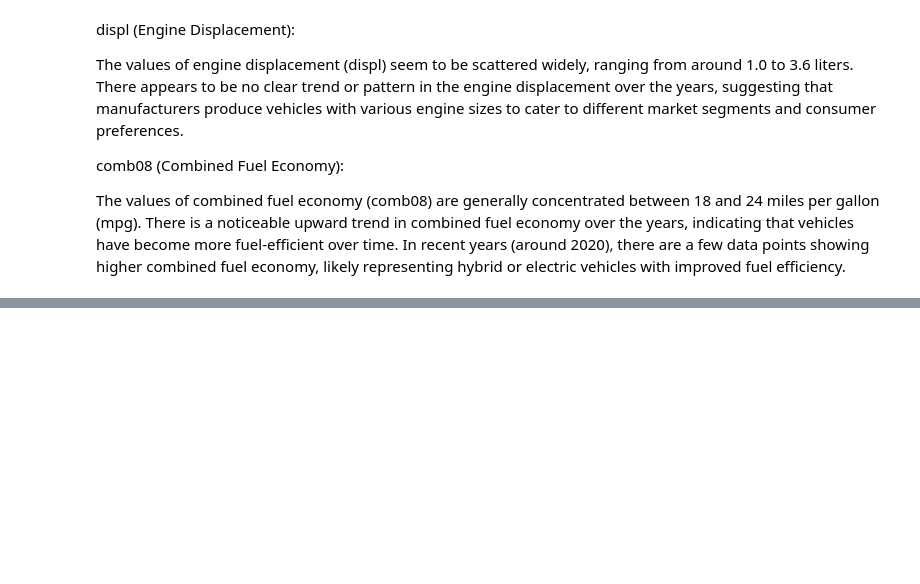
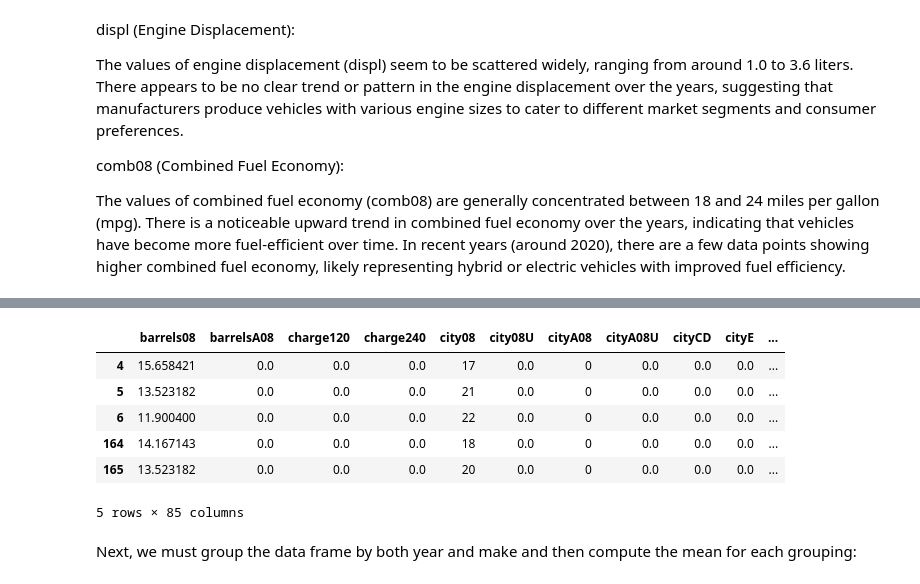
Before and after one commit to czek0/Data-Science-Portfolio, a Jupyter notebook: Fuel_Efficiency.ipynb, the cells around one changed output, grey strips where cells are left out. Cells and saved outputs as stored; diff of their text form; code cells hidden in the pictures; blank space fills up the shorter version.

```diff
--- a/Fuel_Efficiency.ipynb
+++ b/Fuel_Efficiency.ipynb
@@ -304,0 +358,12 @@ In recent years (around 2020), there are a few data points showing higher combin
+# %%
+df_common_makes.head()
+# %% [output]
+|  | barrels08 | barrelsA08 | charge120 | charge240 | city08 | city08U | cityA08 | cityA08U | cityCD | cityE | ... |
+| 4 | 15.658421 | 0.0 | 0.0 | 0.0 | 17 | 0.0 | 0 | 0.0 | 0.0 | 0.0 | ... |
+| 5 | 13.523182 | 0.0 | 0.0 | 0.0 | 21 | 0.0 | 0 | 0.0 | 0.0 | 0.0 | ... |
+| 6 | 11.900400 | 0.0 | 0.0 | 0.0 | 22 | 0.0 | 0 | 0.0 | 0.0 | 0.0 | ... |
+| 164 | 14.167143 | 0.0 | 0.0 | 0.0 | 18 | 0.0 | 0 | 0.0 | 0.0 | 0.0 | ... |
+| 165 | 13.523182 | 0.0 | 0.0 | 0.0 | 20 | 0.0 | 0 | 0.0 | 0.0 | 0.0 | ... |
+5 rows × 85 columns
+# %% [markdown]
+Next, we must group the data frame by both year and make and then compute the mean for each grouping:
```
Also changed, not shown: parts of 17 cells of this notebook.
